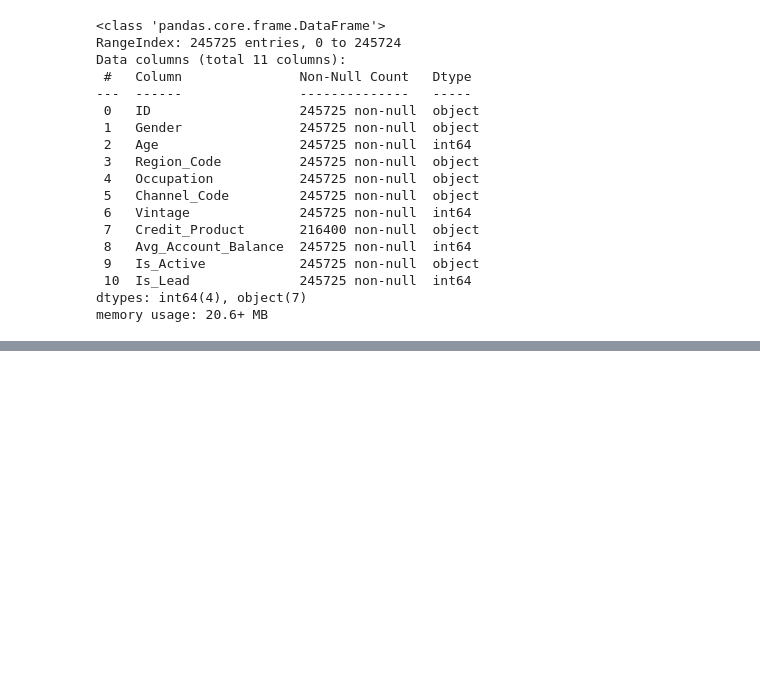
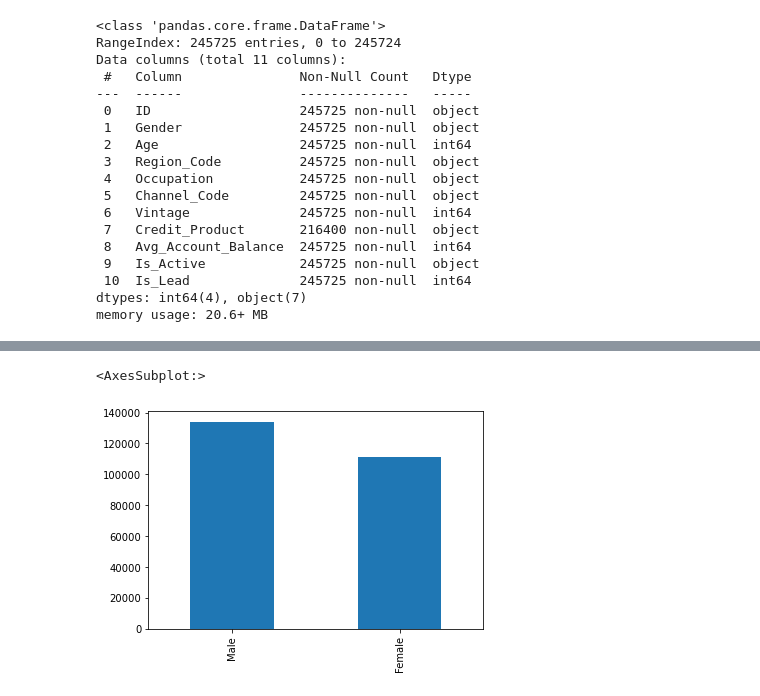
Before and after one commit to eswarpoluri/EDA, a Jupyter notebook: EDA.ipynb, the cells around one changed output, grey strips where cells are left out. Drawn from its saved outputs; the diff is of its cells as text; code cells hidden in the pictures; blank space fills up the shorter version.

```diff
--- a/EDA.ipynb
+++ b/EDA.ipynb
@@ -212,0 +239,5 @@ memory usage: 20.6+ MB
+# %%
+df['Gender'].value_counts().plot.bar()
+# %% [output]
+<AxesSubplot:>
+[figure, added]
```
Also changed, not shown: parts of 5 cells of this notebook.
